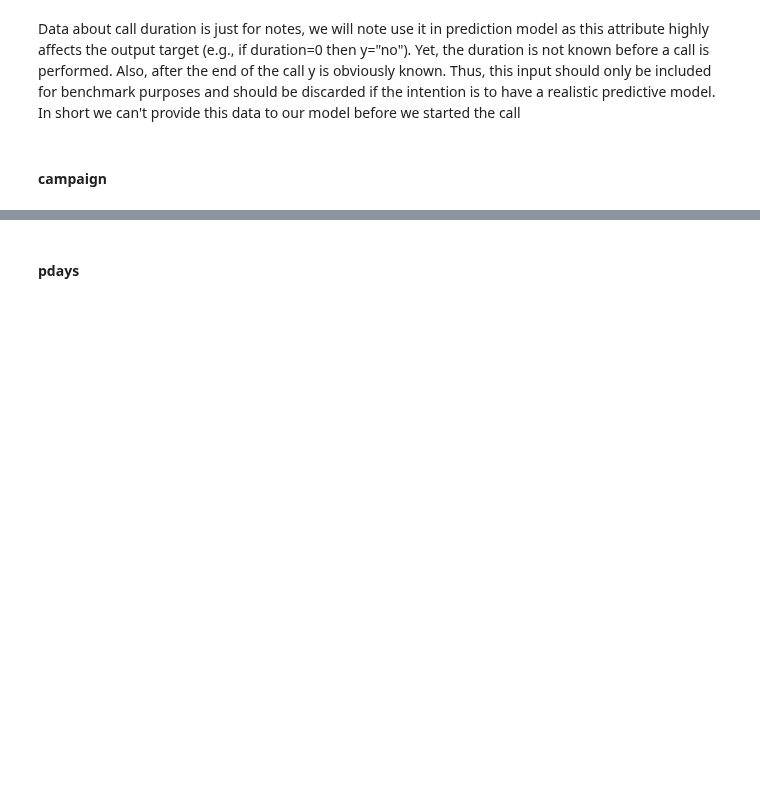
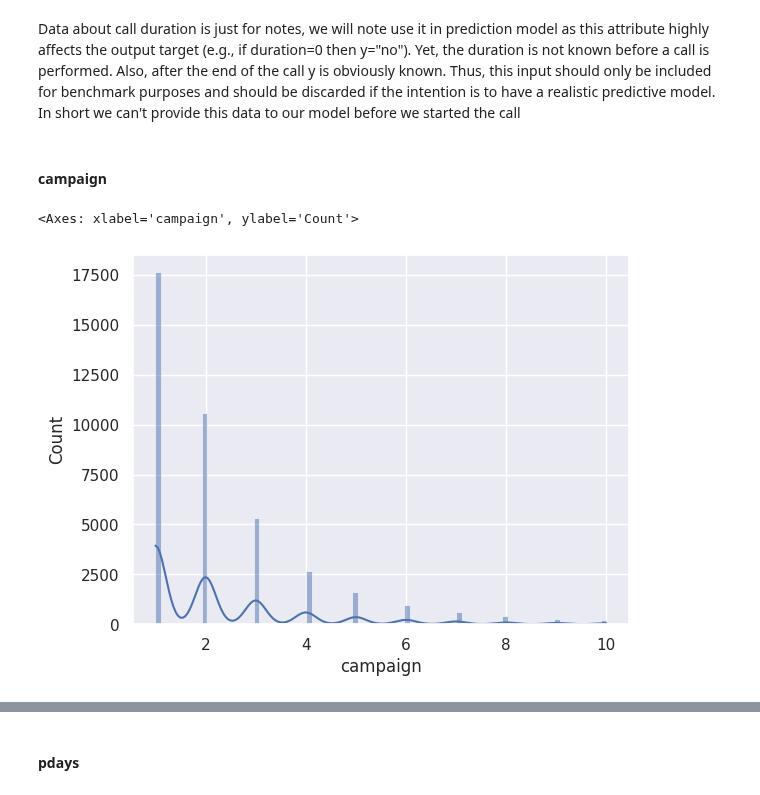
Before and after one commit to dmytrovelychko/rd_ds_python, a Jupyter notebook: cw.ipynb, the cells around one changed output, grey strips where cells are left out. Cells and saved outputs as stored; diff of their text form; code cells hidden in the pictures; blank space fills up the shorter version.

```diff
--- a/cw.ipynb
+++ b/cw.ipynb
@@ -198,3 +198,8 @@ Text(0.5, 0, 'duration')
 Data about call duration is just for notes, we will note use it in prediction model as this attribute highly affects the output target (e.g., if duration=0 then y="no"). Yet, the duration is not known before a call is performed. Also, after the end of the call y is obviously known. Thus, this input should only be included for benchmark purposes and should be discarded if the intention is to have a realistic predictive model. In short we can't provide this data to our model before we started the call
 # %% [markdown]
 #### campaign
+# %%
+sns.histplot(df[df['campaign'] <= 10]['campaign'], kde=True)
+# %% [output]
+<Axes: xlabel='campaign', ylabel='Count'>
+[figure, added]
```
Also changed, not shown: parts of 5 cells of this notebook.
